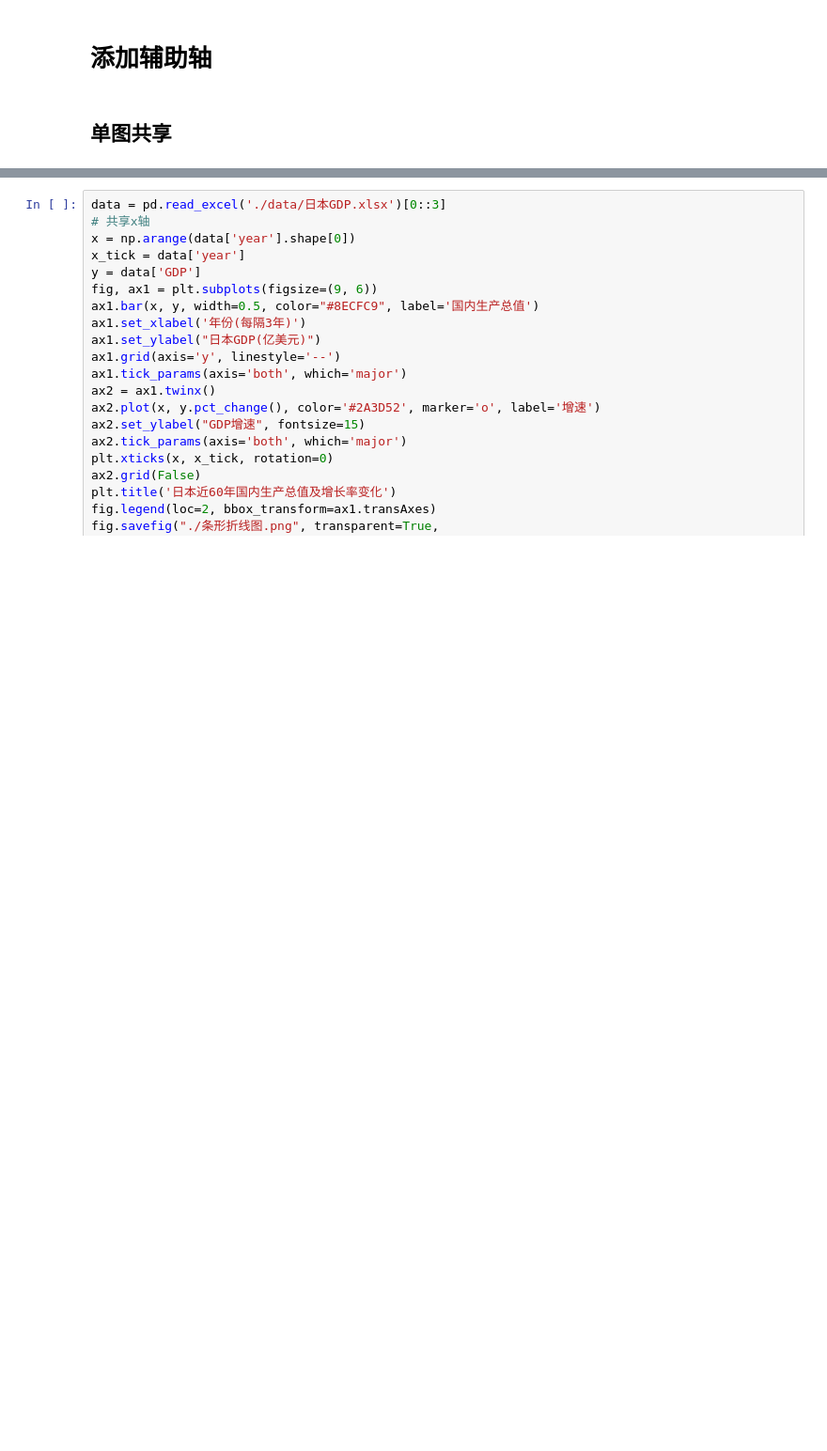
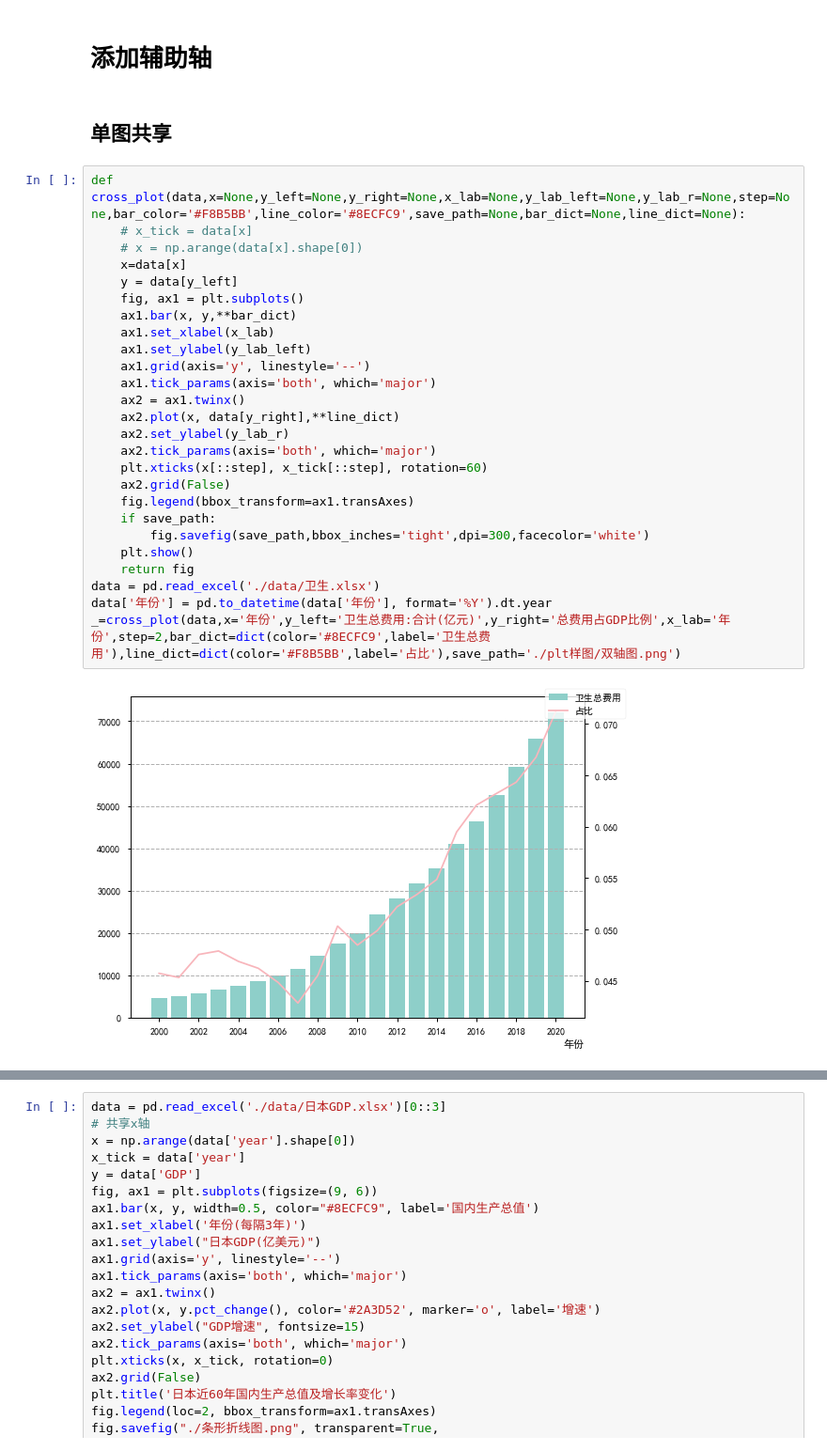
Before and after one commit to kebuAAA/Visualization-using-python, a Jupyter notebook: plt绘图.ipynb, the cells around one changed output, grey strips where cells are left out. Shown at 94% size. Drawn from its saved outputs; the diff is of its cells as text; blank space fills up the shorter version.

```diff
--- a/plt绘图.ipynb
+++ b/plt绘图.ipynb
@@ -280,3 +282,31 @@ plt.show()
 # 添加辅助轴
 # %% [markdown]
 ## 单图共享
+# %%
+def cross_plot(data,x=None,y_left=None,y_right=None,x_lab=None,y_lab_left=None,y_lab_r=None,step=None,bar_color='#F8B5BB',line_color='#8ECFC9',save_path=None,bar_dict=None,line_dict=None):
+    # x_tick = data[x]
+    # x = np.arange(data[x].shape[0])
+    x=data[x]
+    y = data[y_left]
+    fig, ax1 = plt.subplots()
+    ax1.bar(x, y,**bar_dict)
+    ax1.set_xlabel(x_lab)
+    ax1.set_ylabel(y_lab_left)
+    ax1.grid(axis='y', linestyle='--')
+    ax1.tick_params(axis='both', which='major')
+    ax2 = ax1.twinx()
+    ax2.plot(x, data[y_right],**line_dict)
+    ax2.set_ylabel(y_lab_r)
+    ax2.tick_params(axis='both', which='major')
+    plt.xticks(x[::step], x_tick[::step], rotation=60)
+    ax2.grid(False)
+    fig.legend(bbox_transform=ax1.transAxes)
+    if save_path:
+        fig.savefig(save_path,bbox_inches='tight',dpi=300,facecolor='white')
+    plt.show()
+    return fig
+data = pd.read_excel('./data/卫生.xlsx')
+data['年份'] = pd.to_datetime(data['年份'], format='%Y').dt.year
+_=cross_plot(data,x='年份',y_left='卫生总费用:合计(亿元)',y_right='总费用占GDP比例',x_lab='年份',step=2,bar_dict=dict(color='#8ECFC9',label='卫生总费用'),line_dict=dict(color='#F8B5BB',label='占比'),save_path='./plt样图/双轴图.png')
+# %% [output]
+[figure, added]
```
Also changed, not shown: parts of 7 cells of this notebook, 12 other files.
